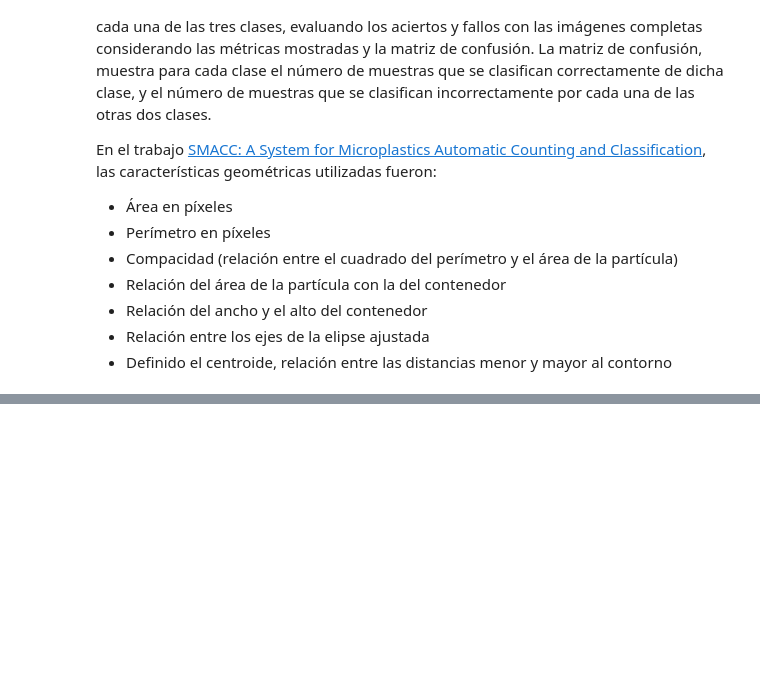
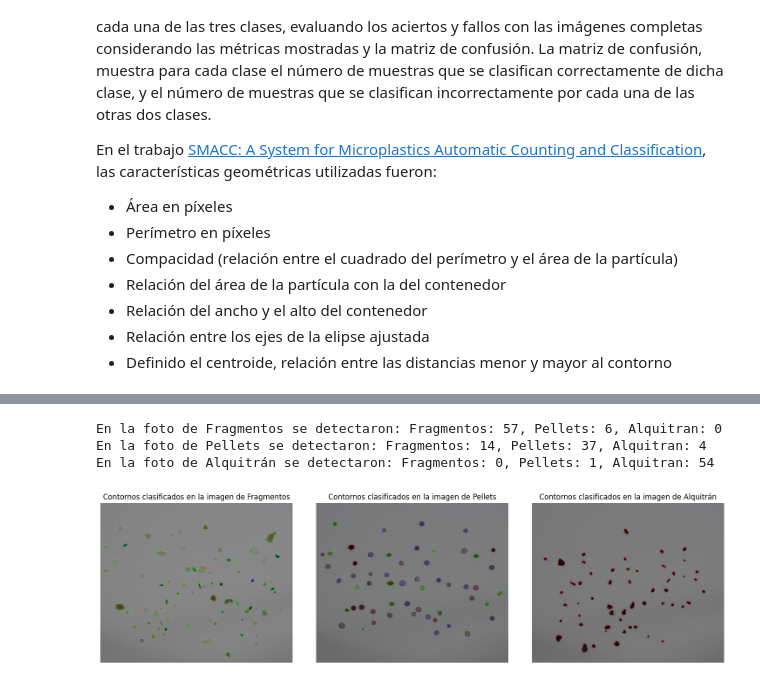
Before and after one commit to VisionPorComputador-G17/P3, a Jupyter notebook: VC_P3.ipynb, the cells around one changed output, grey strips where cells are left out. Cells and saved outputs as stored; diff of their text form; code cells hidden in the pictures; blank space fills up the shorter version.

```diff
--- a/VC_P3.ipynb
+++ b/VC_P3.ipynb
@@ -229,0 +209,76 @@ Fragmentos: 45, Pellets: 13, Alquitran: 10
+# %%
+def clasificar_contornos(imagen_original, imagen_gris, imagen_umbralizada):
+
+    # Crear una copia de la imagen original para dibujar los contornos sobre ella
+    imagen_con_contornos = imagen_original.copy()
+
+    # Encontrar los contornos en la imagen umbralizada
+    contornos, _ = cv2.findContours(imagen_umbralizada, cv2.RETR_EXTERNAL, cv2.CHAIN_APPROX_SIMPLE)
+
+    # Inicializar contadores
+    fragmentos, pellets, alquitran = 0, 0, 0
+
+
+    for contorno in contornos:
+
+        # Calcular el área y el perímetro del contorno
+        area = cv2.contourArea(contorno)
+        perimetro = cv2.arcLength(contorno, True)
+        _, _, w, h = cv2.boundingRect(contorno)
+
+        # Calcular relación de aspecto y compacidad
+        relacion_aspecto = w / h
+        compacidad = (perimetro ** 2) / area if area > 0 else 0
+
+        mask = np.zeros(imagen_gris.shape, dtype=np.uint8)                # Máscara en negro
+        cv2.drawContours(mask, [contorno], -1, 255, thickness=cv2.FILLED) # Controno relleno de blanco
+        intensidad_promedio = cv2.mean(imagen_gris, mask=mask)[0]         # Valor de intensidad promedio en la zona del contorno
+
+        # Clasificación
+        if intensidad_promedio < 50:                                                # Umbral oscuro
+            alquitran += 1
+            cv2.drawContours(imagen_con_contornos, [contorno], -1, (0, 0, 255), 2)  # Contorno rojo
+        elif compacidad < 15.9 and np.isclose(relacion_aspecto, 1.0, rtol=0.1):     # Objetos redondos
+            pellets += 1
+            cv2.drawContours(imagen_con_contornos, [contorno], -1, (255, 0, 0), 2)  # Contorno azul
+        else:                                                                       # Ni oscuro, ni redondo
+            fragmentos += 1
+            cv2.drawContours(imagen_con_contornos, [contorno], -1, (0, 255, 0), 2)  # Contorno verde
+
+    return imagen_con_contornos, fragmentos, pellets, alquitran
+
+
+imagen_fra_con_contornos, fragmentos_fra, pellets_fra, alquitran_fra = clasificar_contornos(fra.copy(), fra_gris, fra_umbral)
+imagen_pel_con_contornos, fragmentos_pel, pellets_pel, alquitran_pel = clasificar_contornos(pel.copy(), pel_gris, pel_umbral)
+imagen_tar_con_contornos, fragmentos_tar, pellets_tar, alquitran_tar = clasificar_contornos(tar.copy(), tar_gris, tar_umbral)
+
+# Imprimir la cantidad de cada tipo para cada imagen
+print(f"En la foto de Fragmentos se detectaron: Fragmentos: {fragmentos_fra}, Pellets: {pellets_fra}, Alquitran: {alquitran_fra}")
+print(f"En la foto de Pellets se detectaron: Fragmentos: {fragmentos_pel}, Pellets: {pellets_pel}, Alquitran: {alquitran_pel}")
+print(f"En la foto de Alquitrán se detectaron: Fragmentos: {fragmentos_tar}, Pellets: {pellets_tar}, Alquitran: {alquitran_tar}")
+
+# Mostrar imágenes
+plt.figure(figsize=(15, 8))
+
+plt.subplot(2, 3, 1)
+plt.axis("off")
+plt.imshow(cv2.cvtColor(imagen_fra_con_contornos, cv2.COLOR_BGR2RGB))
+plt.title('Contornos clasificados en la imagen de Fragmentos')
+
+plt.subplot(2, 3, 2)
+plt.axis("off")
+plt.imshow(cv2.cvtColor(imagen_pel_con_contornos, cv2.COLOR_BGR2RGB))
+plt.title('Contornos clasificados en la imagen de Pellets')
+
+plt.subplot(2, 3, 3)
+plt.axis("off")
+plt.imshow(cv2.cvtColor(imagen_tar_con_contornos, cv2.COLOR_BGR2RGB))
+plt.title('Contornos clasificados en la imagen de Alquitrán')
+
+plt.tight_layout()
+plt.show()
+# %% [output]
+En la foto de Fragmentos se detectaron: Fragmentos: 57, Pellets: 6, Alquitran: 0
+En la foto de Pellets se detectaron: Fragmentos: 14, Pellets: 37, Alquitran: 4
+En la foto de Alquitrán se detectaron: Fragmentos: 0, Pellets: 1, Alquitran: 54
+[figure, added]
```
Also changed, not shown: parts of 6 cells of this notebook.
